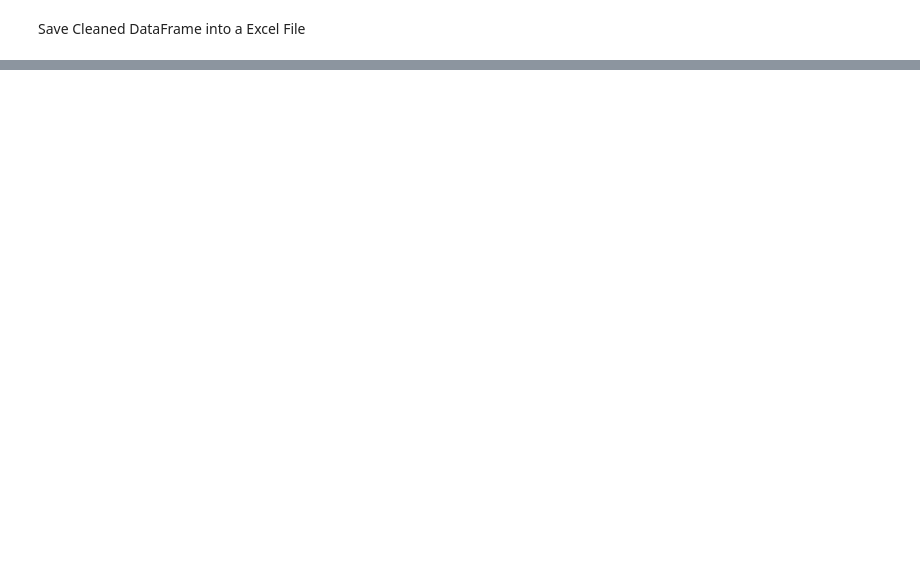
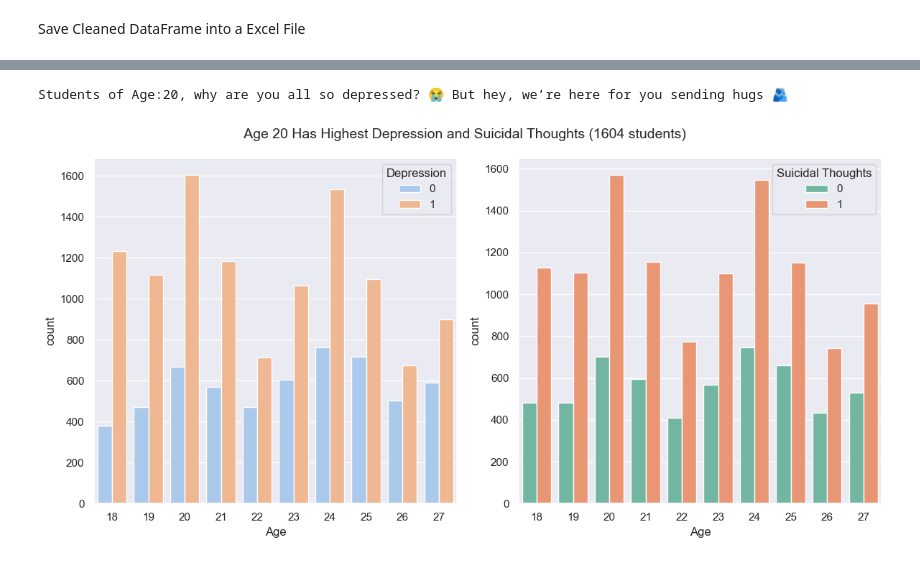
Before and after one commit to DanishShaikh18/Student-Mental-Health-Analysis, a Jupyter notebook: Mental_Health_in_Students_Post_COVID_EDA.ipynb, the cells around one changed output, grey strips where cells are left out. Saved outputs shown, nothing was run; the diff lists cells and outputs as text; code cells hidden in the pictures; blank space fills up the shorter version.

```diff
--- a/Mental_Health_in_Students_Post_COVID_EDA.ipynb
+++ b/Mental_Health_in_Students_Post_COVID_EDA.ipynb
@@ -228,0 +298,26 @@ memory usage: 1.6+ MB
+# %%
+plt.figure(figsize=(12,6))
+
+
+most_deprr_age = df.groupby(['Age'])['Depression'].value_counts().unstack(fill_value=0)
+
+
+max_age = most_deprr_age[1].idxmax()
+max_count = most_deprr_age[1].max()
+
+
+print(f"Students of Age:{max_age}, why are you all so depressed? 😭 But hey, we’re here for you sending hugs 🫂")
+
+plt.subplot(1,2,1)
+sns.countplot(data=df , x='Age', hue='Depression')
+
+
+plt.subplot(1,2,2)
+sns.countplot(data=df , x='Age', hue='Suicidal Thoughts', palette='Set2')
+
+plt.suptitle(f" Age {max_age} Has Highest Depression and Suicidal Thoughts ({max_count} students)", fontsize=14)
+plt.tight_layout()
+plt.show()
+# %% [output]
+Students of Age:20, why are you all so depressed? 😭 But hey, we’re here for you sending hugs 🫂
+[figure, added]
```
Also changed, not shown: parts of 14 cells of this notebook, 2 other files.
